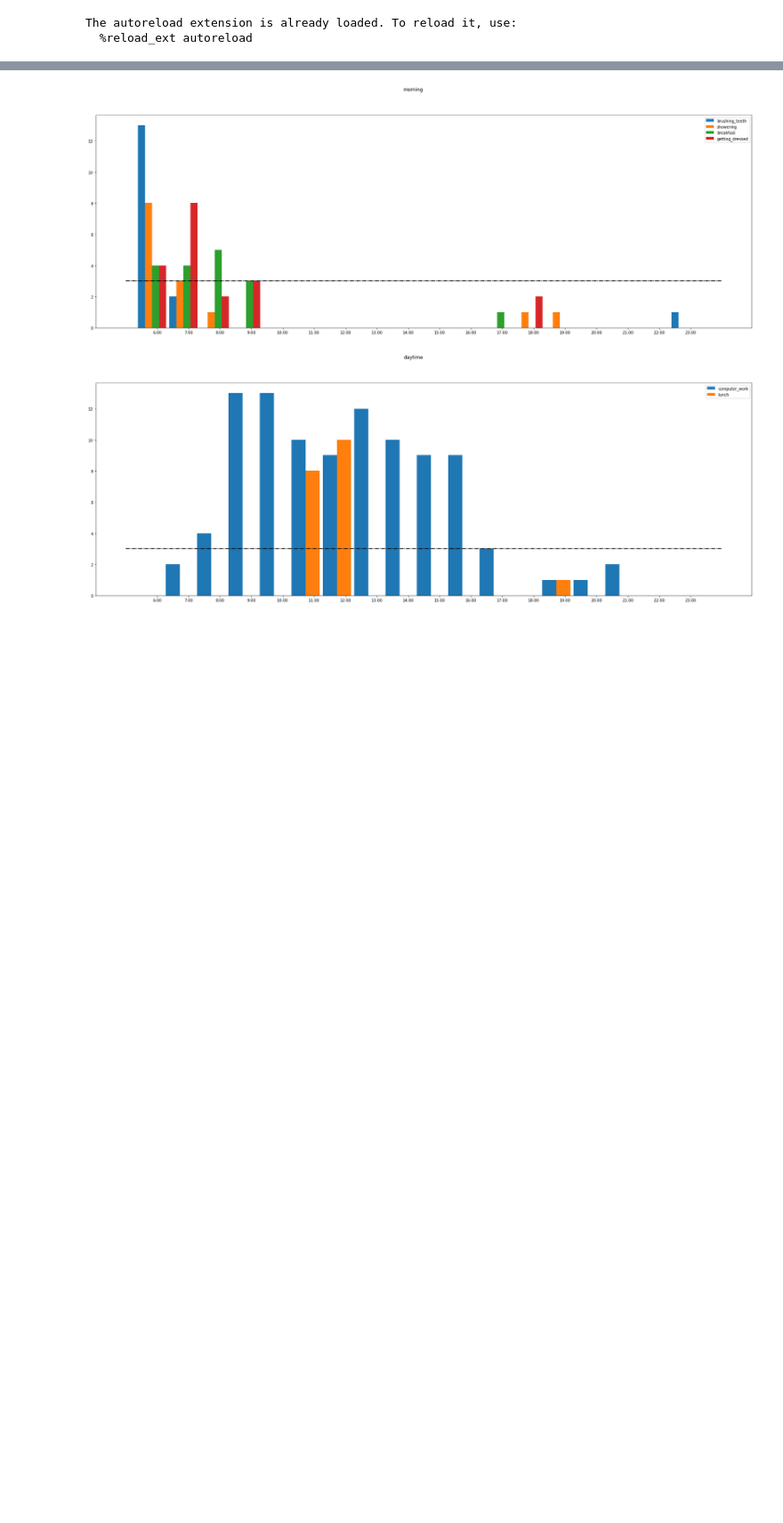
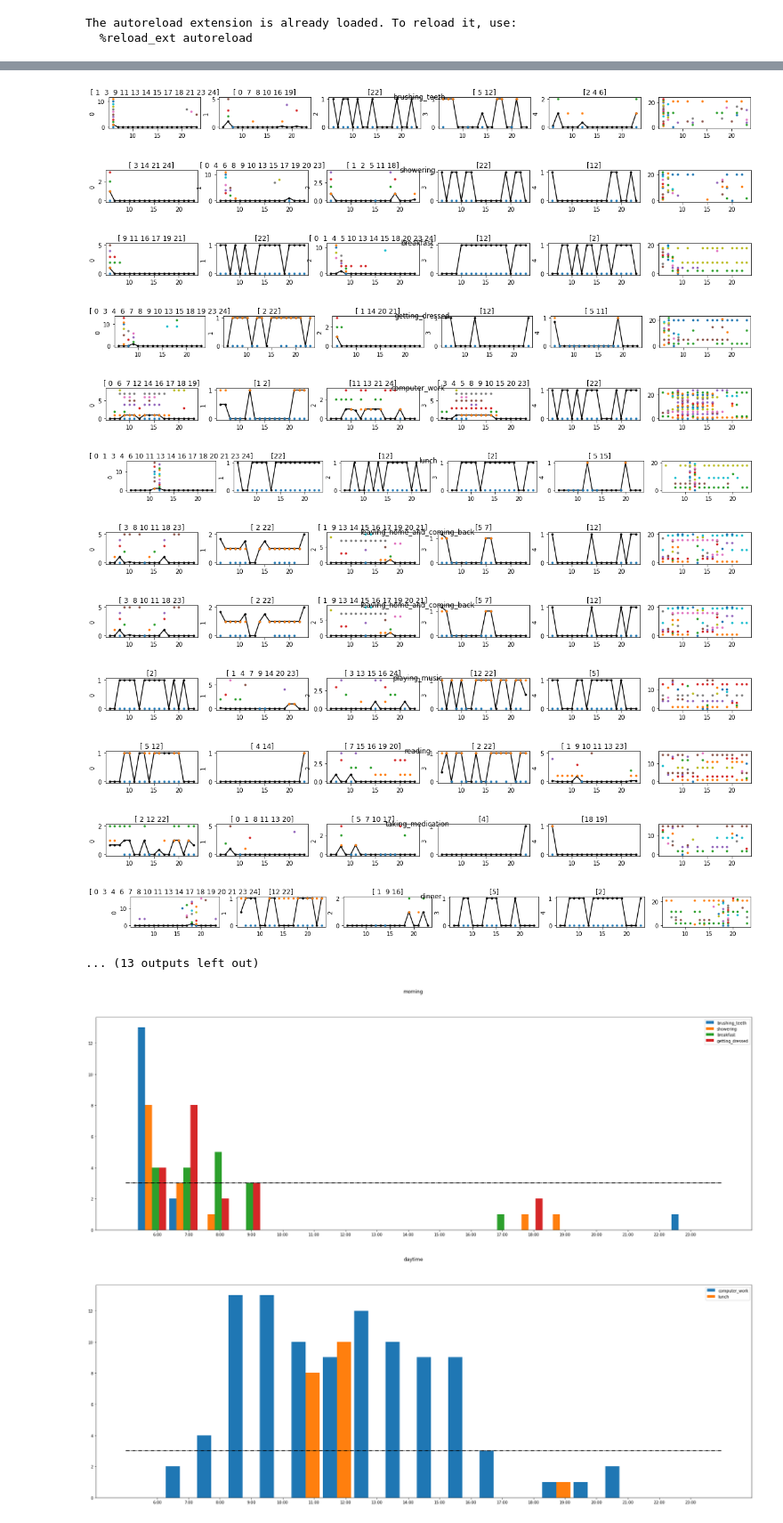
Before and after one commit to Maithili/RoutinesDataCollection, a Jupyter notebook: routines/process_schedules.ipynb, the cells around one changed output, grey strips where cells are left out. Shown: that part at 89% size. Cells and saved outputs as stored; diff of their text form; code cells hidden in the pictures; blank space fills up the shorter version.

```diff
--- a/routines/process_schedules.ipynb
+++ b/routines/process_schedules.ipynb
@@ -18,3 +66,43 @@ The autoreload extension is already loaded. To reload it, use:
+# %%
+
+gap = 0.1
+
+def plot_together(list_of_freqs, ax):
+    width = (1 - gap)/len(list_of_freqs)
+    for i,freqs in enumerate(list_of_freqs):
+        # start_points = [s-0.5+i*width for s in start_times]
+        # ax.bar(start_points, freqs, width=width)
+        freq_exist = np.array(start_times)[np.array(freqs) == 1]
+        ax.plot(freq_exist,freq_exist*0 + i, '.')
+
+for activity in see_activities:
+    cluster_labels = list(set(clustering[activity]['labels']))
+    cluster_labels.sort()
+    fig,axs = plt.subplots(1,len(cluster_labels)+1)
+    fig.set_size_inches(20, 2)
+    plot_together(np.array(list(data_per_activity[activity].values())), axs[-1])
+    for i,label in enumerate(cluster_labels):
+        axs[i].plot(start_times, clustering[activity]['centers'][i,:], '.-k')
+        plot_together(np.array(list(data_per_activity[activity].values()))[clustering[activity]['labels'] == label], axs[i])
+        axs[i].set_ylabel(label)
+        axs[i].set_title(str(np.array(list(data_per_activity[activity].keys()))[clustering[activity]['labels'] == label]))
+    fig.suptitle(activity)
+    # fig.tight_layout()
+    plt.show()
+# %% [output]
+[figure, added]
+[figure, added]
+[figure, added]
+[figure, added]
+[figure, added]
+[figure, added]
+[figure, added]
+[figure, added]
+[figure, added]
+[figure, added]
+[figure, added]
+[figure, added]
+... (13 outputs left out)
 # %%
 sampler = ScheduleSampler(filter_num=0, idle_sampling_factor=idle_sampling_factor)
 
```
Also changed, not shown: parts of 3 cells of this notebook, 1 other file.
